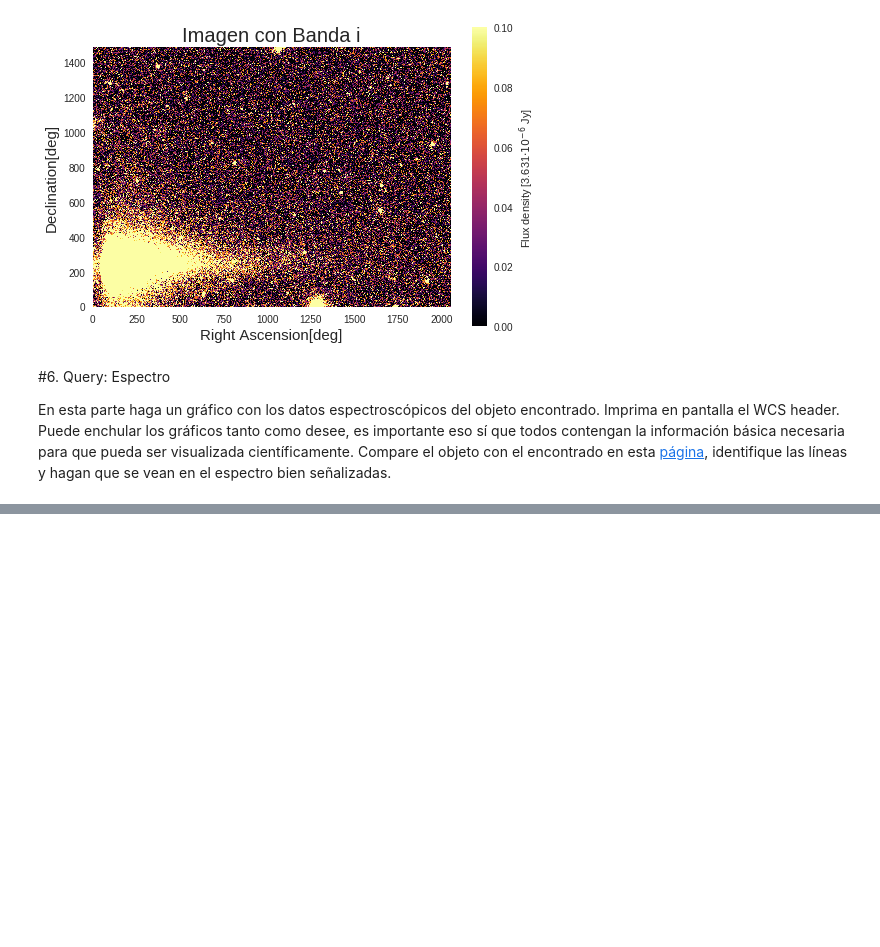
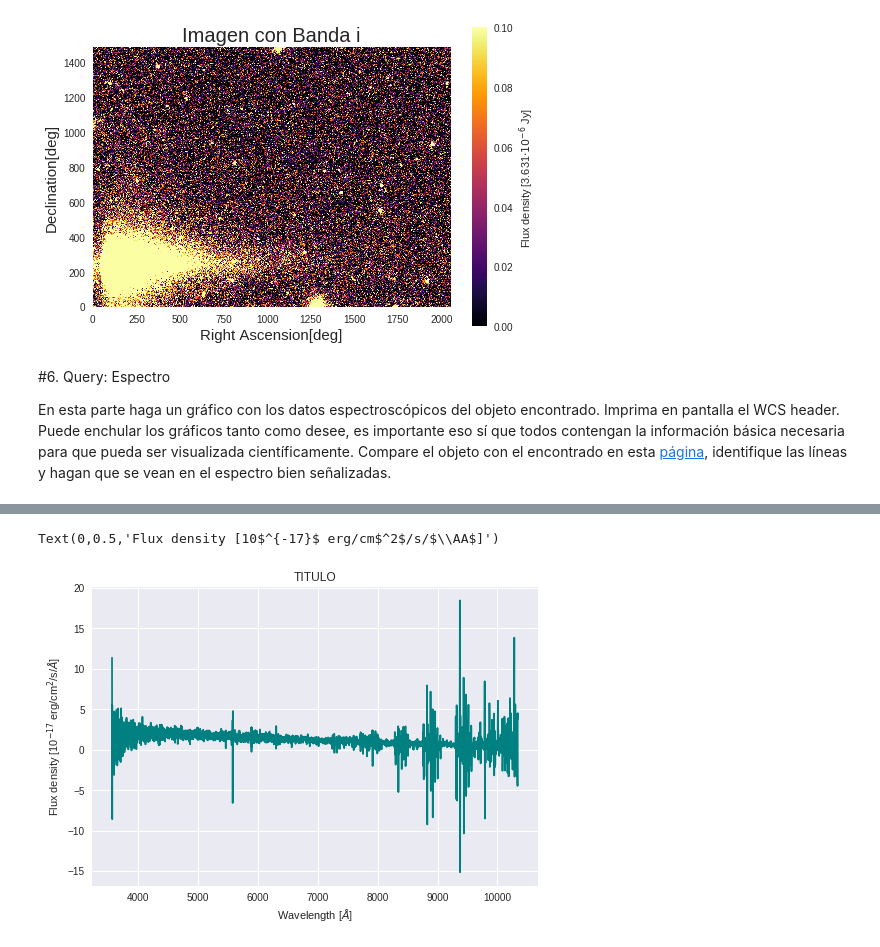
Before and after one commit to PaulaBDS/minitarea4, a Jupyter notebook: minitarea4.ipynb, the cells around one changed output, grey strips where cells are left out. Drawn from its saved outputs; the diff is of its cells as text; code cells hidden in the pictures; blank space fills up the shorter version.

```diff
--- a/minitarea4.ipynb
+++ b/minitarea4.ipynb
@@ -355,0 +408,16 @@ En esta parte haga un gráfico con los datos espectroscópicos del objeto encont
+# %%
+fits = sp[0]
+Sdata = fits[1].data
+# Obtenemos el arreglo que corresponde al flujo
+flux = Sdata['flux']
+# Obtenemos el arreglo que corresponde a las londitudes de onda
+waveL = Sdata['loglam']
+
+# Ploteando espectro
+plt.plot(10**(waveL), flux, c='teal')
+plt.title('TITULO')
+plt.xlabel('Wavelength [$\AA$]')
+plt.ylabel('Flux density [10$^{-17}$ erg/cm$^2$/s/$\AA$]')
+# %% [output]
+Text(0,0.5,'Flux density [10$^{-17}$ erg/cm$^2$/s/$\\AA$]')
+[figure, added]
```
Also changed, not shown: parts of 10 cells of this notebook.
